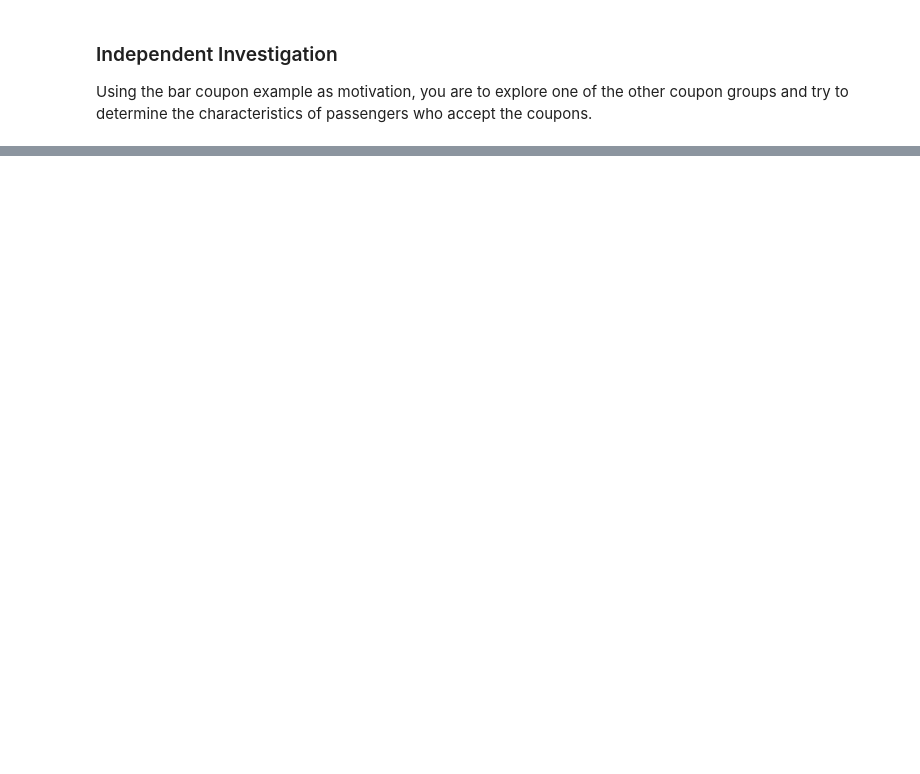
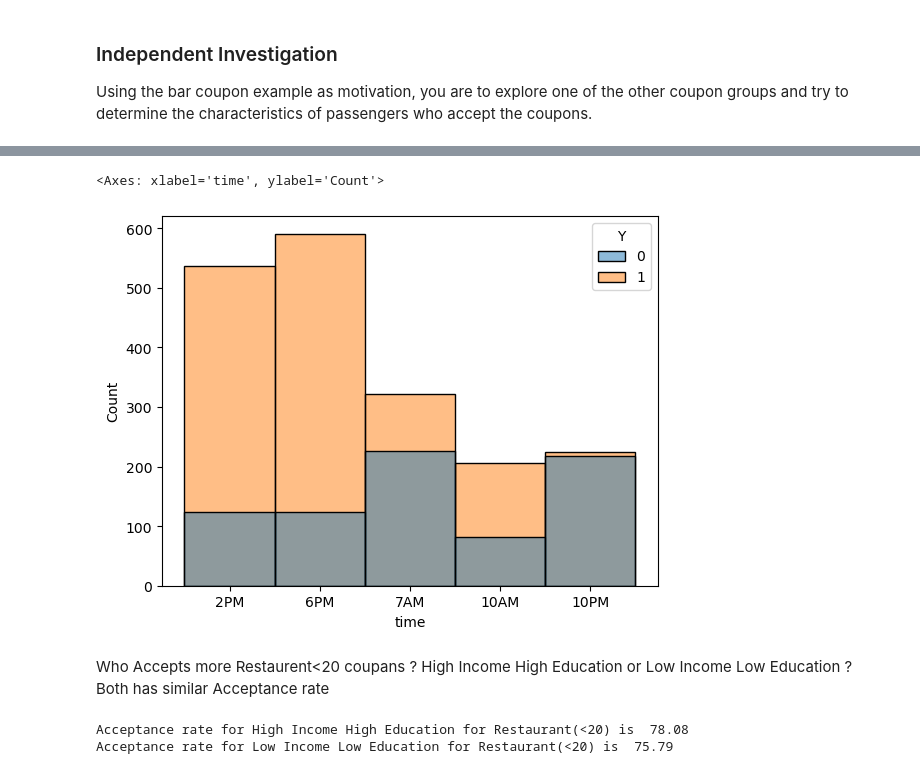
Before and after one commit to neel-mlai-11/-assignment_5_1_starter, a Jupyter notebook: prompt.ipynb, the cells around one changed output, grey strips where cells are left out. Drawn from its saved outputs; the diff is of its cells as text; code cells hidden in the pictures; blank space fills up the shorter version.

```diff
--- a/prompt.ipynb
+++ b/prompt.ipynb
@@ -349,0 +318,19 @@ Using the bar coupon example as motivation, you are to explore one of the other
+# %%
+sns.histplot(rest20_data,x=rest20_data['time'],hue='Y')
+# %% [output]
+<Axes: xlabel='time', ylabel='Count'>
+[figure, added]
+# %% [markdown]
+Who Accepts more Restaurent<20 coupans ? High Income High Education or Low Income Low Education ?
+Both has similar Acceptance rate
+# %%
+high_income_high_edu_rest20 = rest20_data[(rest20_data['income'] =='$100000 or More') & (rest20_data['education'] == 'Graduate degree (Masters or Doctorate)') ]['Y'].mean()
+rest20_data[(rest20_data['income'] =='$100000 or More') & (rest20_data['education'] == 'Graduate degree (Masters or Doctorate)') ]['Y'].mean()
+low_income_low_edu_rest20 = rest20_data[((rest20_data['income'] =='Less than $12500') | (rest20_data['income'] =='$12500 - $24999')) &
+            ((rest20_data['education'] == 'High School Graduate') | (rest20_data['education'] == 'Some High School')) ]['Y'].mean()
+
+print ("Acceptance rate for High Income High Education for Restaurant(<20) is ", round(high_income_high_edu_rest20*100,2))
+print ("Acceptance rate for Low Income Low Education for Restaurant(<20) is ", round(low_income_low_edu_rest20*100,2))
+# %% [output]
+Acceptance rate for High Income High Education for Restaurant(<20) is  78.08
+Acceptance rate for Low Income Low Education for Restaurant(<20) is  75.79
```
Also changed, not shown: parts of 25 cells of this notebook.
